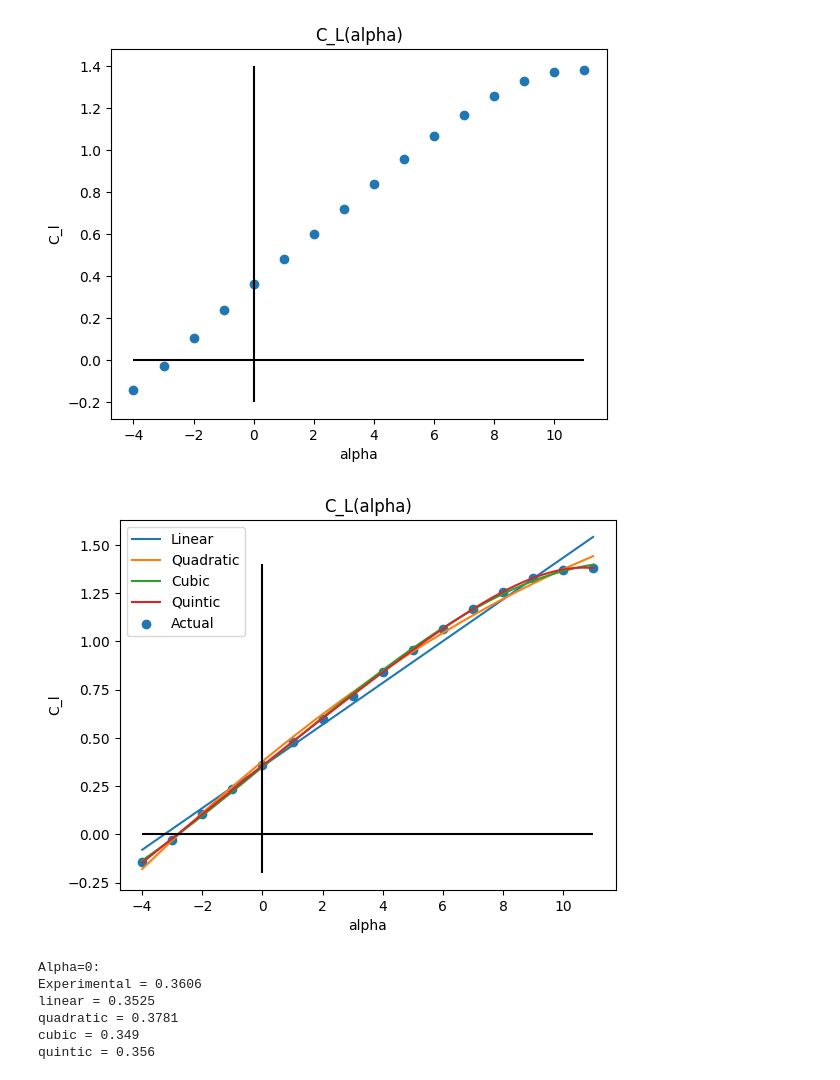
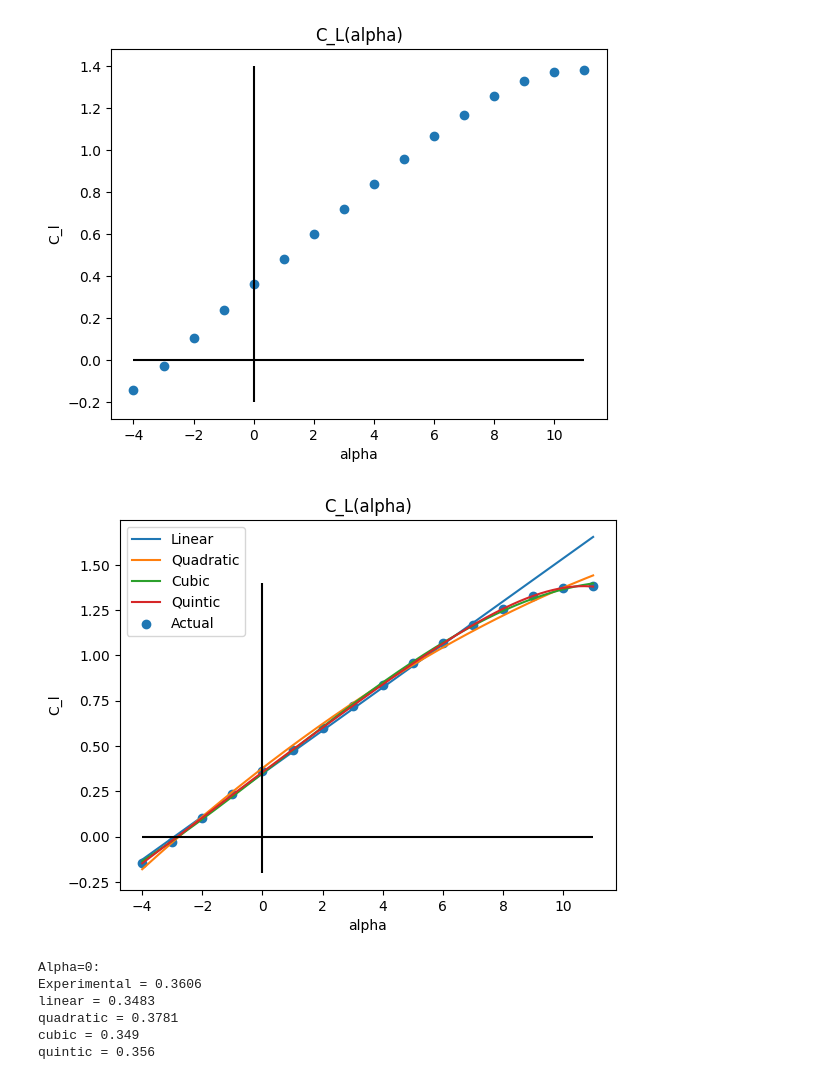
Before and after one commit to BenjaminTollison/School_Projects, a Jupyter notebook: LSWT/Data_analysis_code.ipynb, the cells around one changed output. Cells and saved outputs as stored; diff of their text form; code cells hidden in the pictures.

```diff
--- a/LSWT/Data_analysis_code.ipynb
+++ b/LSWT/Data_analysis_code.ipynb
@@ -95,39 +95,39 @@ plt.show()
 [figure]
 # %%
 from numpy.polynomial import polynomial as P
-lc, stats = P.polyfit(alpha_list,Cl_alpha,1,full=True)
+lc, stats = P.polyfit(alpha_list[:13],Cl_alpha[:13],1,full=True)
 q , stats = P.polyfit(alpha_list,Cl_alpha,2,full=True)
 cc, stats = P.polyfit(alpha_list,Cl_alpha,3,full=True)
 qc, stats = P.polyfit(alpha_list,Cl_alpha,5,full=True)
 linear_estimate = lambda x: lc[0] + lc[1]*x
 quadratic_estimate = lambda x: q[0] + q[1]*x + q[2]*x**2
 cubic_estimate = lambda x:cc[0] +cc[1]*x +cc[2]*x**2 + cc[3]*x**3
 fifth_degree_estimate = lambda x: qc[0] + qc[1]*x + qc[2]*x**2 + qc[3]*x**3 + qc[4]*x**4 + qc[5]*x**5
 x_values = np.linspace(-4,11,1000)
 plt.plot(x_values,linear_estimate(x_values),label='Linear')
 plt.plot(x_values,quadratic_estimate(x_values),label='Quadratic')
 plt.plot(x_values,cubic_estimate(x_values),label='Cubic')
 plt.plot(x_values,fifth_degree_estimate(x_values),label='Quintic')
 plt.scatter(alpha_list,Cl_alpha,label='Actual')
 plt.title('C_L(alpha)')
 plt.hlines(y=0,xmin=-4,xmax=11,colors='black')
 plt.vlines(x=0,ymin=-.2,ymax=1.4,colors='black')
 plt.xlabel('alpha')
 plt.ylabel('C_l')
 plt.legend()
 plt.show()
 alpha_zero = [round(Cl_alpha[4],4),round(lc[0],4),round(q[0],4),round(cc[0],4),round(qc[0],4)]
 print('Alpha=0:')
 print('Experimental =',alpha_zero[0])
 print('linear =',alpha_zero[1])
 print('quadratic =',alpha_zero[2])
 print('cubic =',alpha_zero[3])
 print('quintic =',alpha_zero[4])
 # %% [output]
-[figure, old version]
+[figure, new version]
 Alpha=0:
 Experimental = 0.3606
-linear = 0.3525
+linear = 0.3483
 quadratic = 0.3781
 cubic = 0.349
 quintic = 0.356
```
Also changed, not shown: parts of 3 cells of this notebook.
